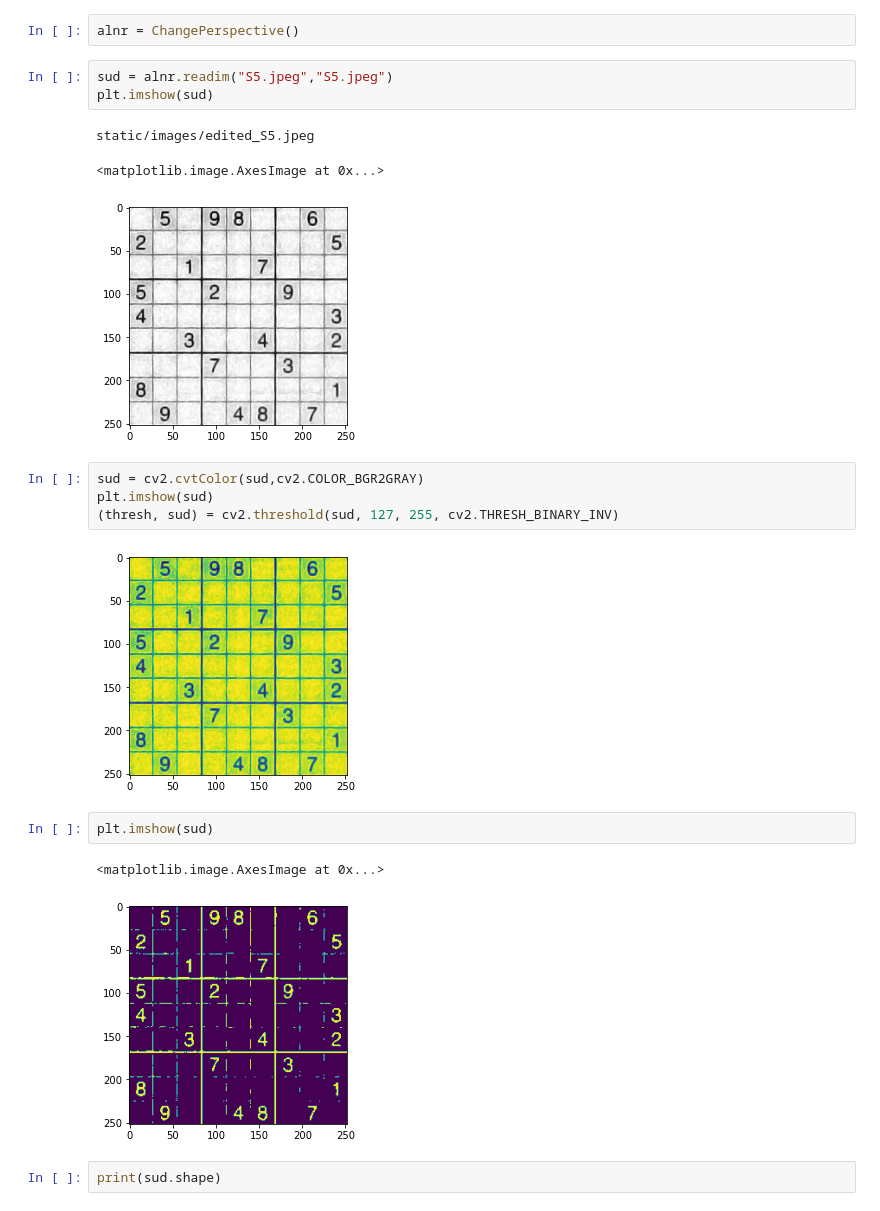
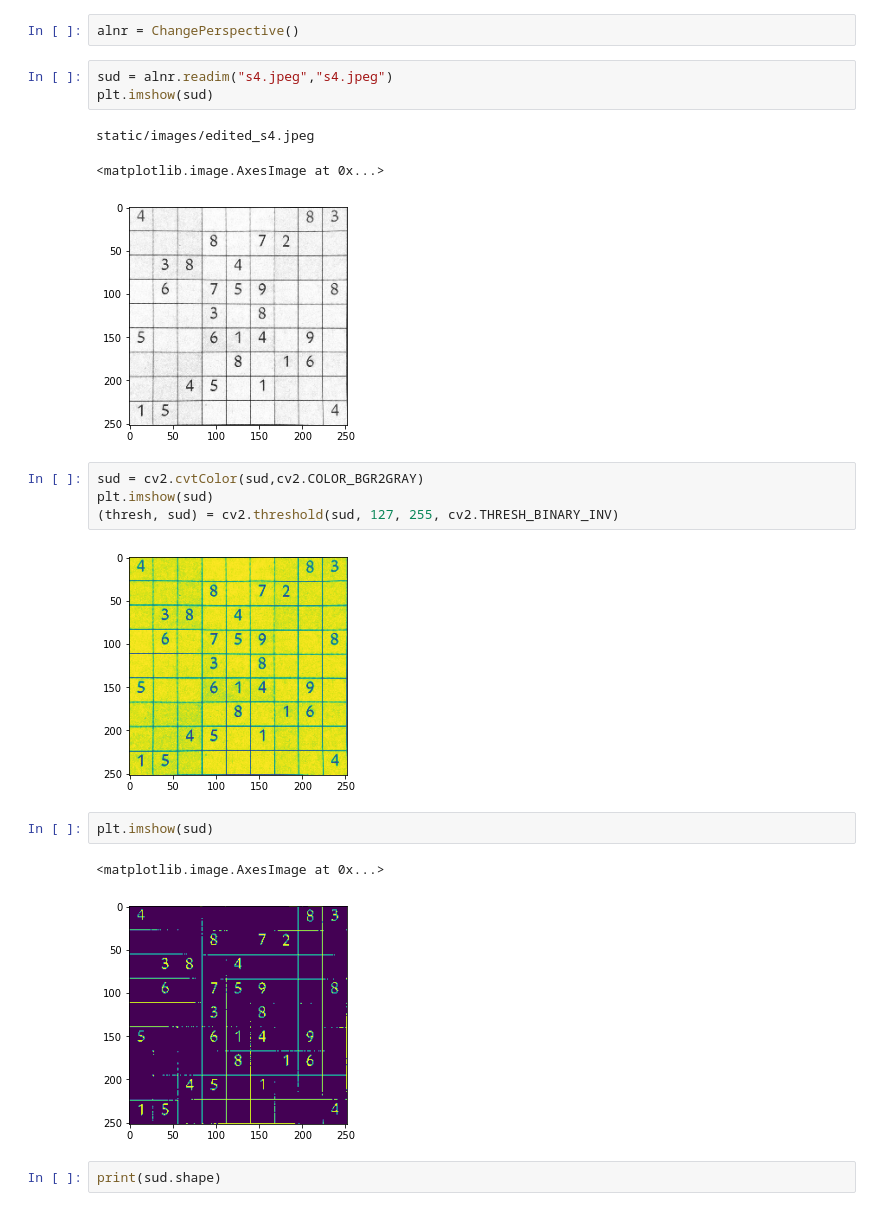
Before and after one commit to kaydee0502/SudokuSazy, a Jupyter notebook: model/sudoku_neat.ipynb, the cells around one changed output. Saved outputs shown, nothing was run; the diff lists cells and outputs as text.

```diff
--- a/model/sudoku_neat.ipynb
+++ b/model/sudoku_neat.ipynb
@@ -12,23 +12,23 @@ dtype('float64')
 # %%
 alnr = ChangePerspective()
 # %%
-sud = alnr.readim("S5.jpeg","S5.jpeg")
+sud = alnr.readim("s4.jpeg","s4.jpeg")
 plt.imshow(sud)
 # %% [output]
-static/images/edited_S5.jpeg
+static/images/edited_s4.jpeg
 <matplotlib.image.AxesImage at 0x...>
-[figure, old version]
+[figure, new version]
 # %%
 sud = cv2.cvtColor(sud,cv2.COLOR_BGR2GRAY)
 plt.imshow(sud)
 (thresh, sud) = cv2.threshold(sud, 127, 255, cv2.THRESH_BINARY_INV)
 # %% [output]
-[figure, old version]
+[figure, new version]
 # %%
 plt.imshow(sud)
 # %% [output]
 <matplotlib.image.AxesImage at 0x...>
-[figure, old version]
+[figure, new version]
 # %%
 print(sud.shape)
 # %% [output]
```
Also changed, not shown: parts of 5 cells of this notebook, 4 other files.
